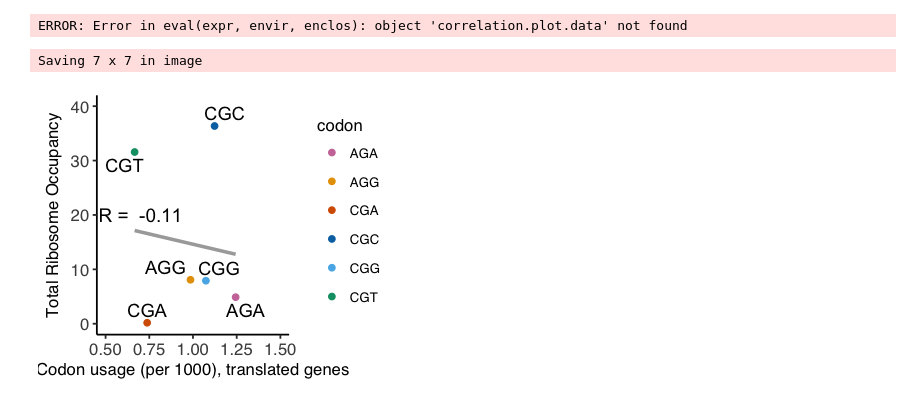
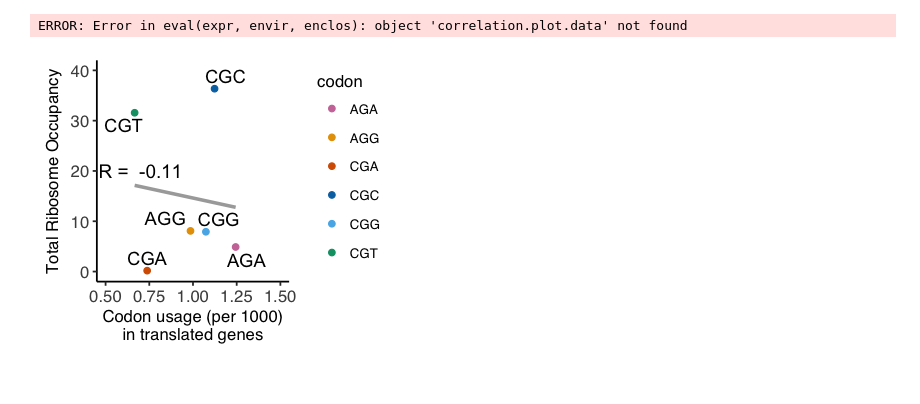
Before and after one commit to adarnell/2017_adarnell_riboseq_Rpipeline_test, a Jupyter notebook: scripts/plot_codon_usage.ipynb, the cells around one changed output. Cells and saved outputs as stored; diff of their text form; code cells hidden in the pictures.

```diff
--- a/scripts/plot_codon_usage.ipynb
+++ b/scripts/plot_codon_usage.ipynb
@@ -303,31 +314,30 @@ ERROR: Error in eval(expr, envir, enclos): object 'correlation.plot.data' not fo
 # %%
 
 options(repr.plot.width = 3, repr.plot.height = 2.5)
 
 correlation.plot.data <- correlationdata %>%
   select(codon,codon_usage_transcriptome_per1000,density.sum)
 
 correlation.plot.data %>%
   ggplot(aes(x = codon_usage_transcriptome_per1000, y = density.sum)) +
   geom_text_repel(aes(label=codon),hjust=.55, vjust=-.75) +
   #facet_wrap(~ anticodon, scales = "free") +
   geom_point(aes(color=codon)) +
   theme_classic(base_family='Helvetica',base_size=10) +
   theme(axis.text = element_text(size=10)) +
   #scale_y_continuous(limits=c(0,NA)) +
-  xlab("Codon usage (per 1000), translated genes") +
+  xlab("Codon usage (per 1000)\nin translated genes") +
   ylab("Total Ribosome Occupancy") +
   xlim(.5,1.5) +
   ylim(0,40) +
   annotate(x=.7, y=20,
          label=paste("R = ", round(cor(correlation.plot.data$codon_usage_transcriptome_per1000, correlation.plot.data$density.sum),2)),
          geom="text", size=4) +
   geom_smooth(method="lm", color='darkgrey') +
   scale_colour_manual(values=rep(cbPalette, 2)) +
-  ggsave('../figures/20170917_codonusagetranscriptome_vs_pausing_scatter.svg')
+  ggsave('../figures/20170917_codonusagetranscriptome_vs_pausing_scatter.svg', width = 3, height = 2.5, units = 'in')
 # %% [output]
-Saving 7 x 7 in image
-[figure, old version]
+[figure, new version]
 # %%
 options(repr.plot.width = 3, repr.plot.height = 2.5)
 
```
Also changed, not shown: parts of 7 cells of this notebook.
